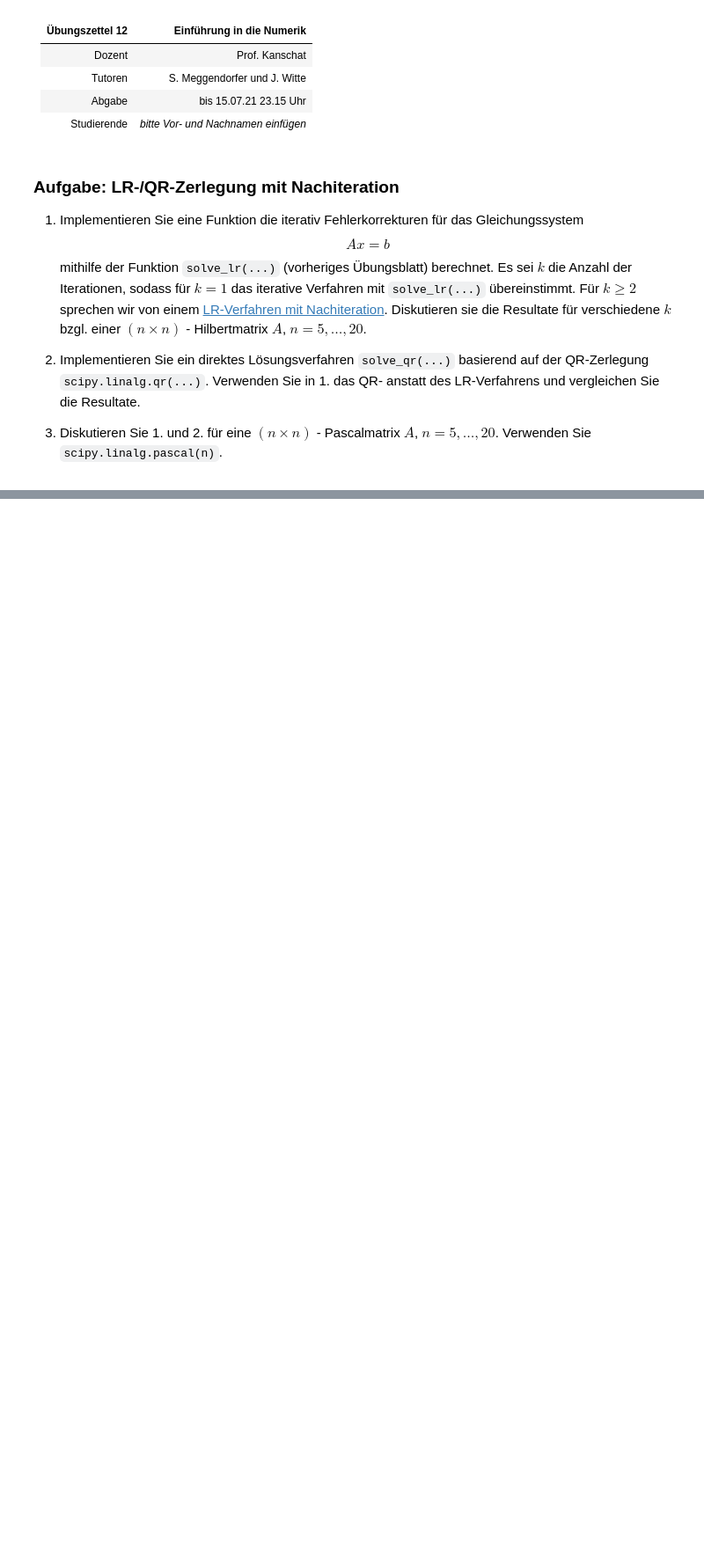
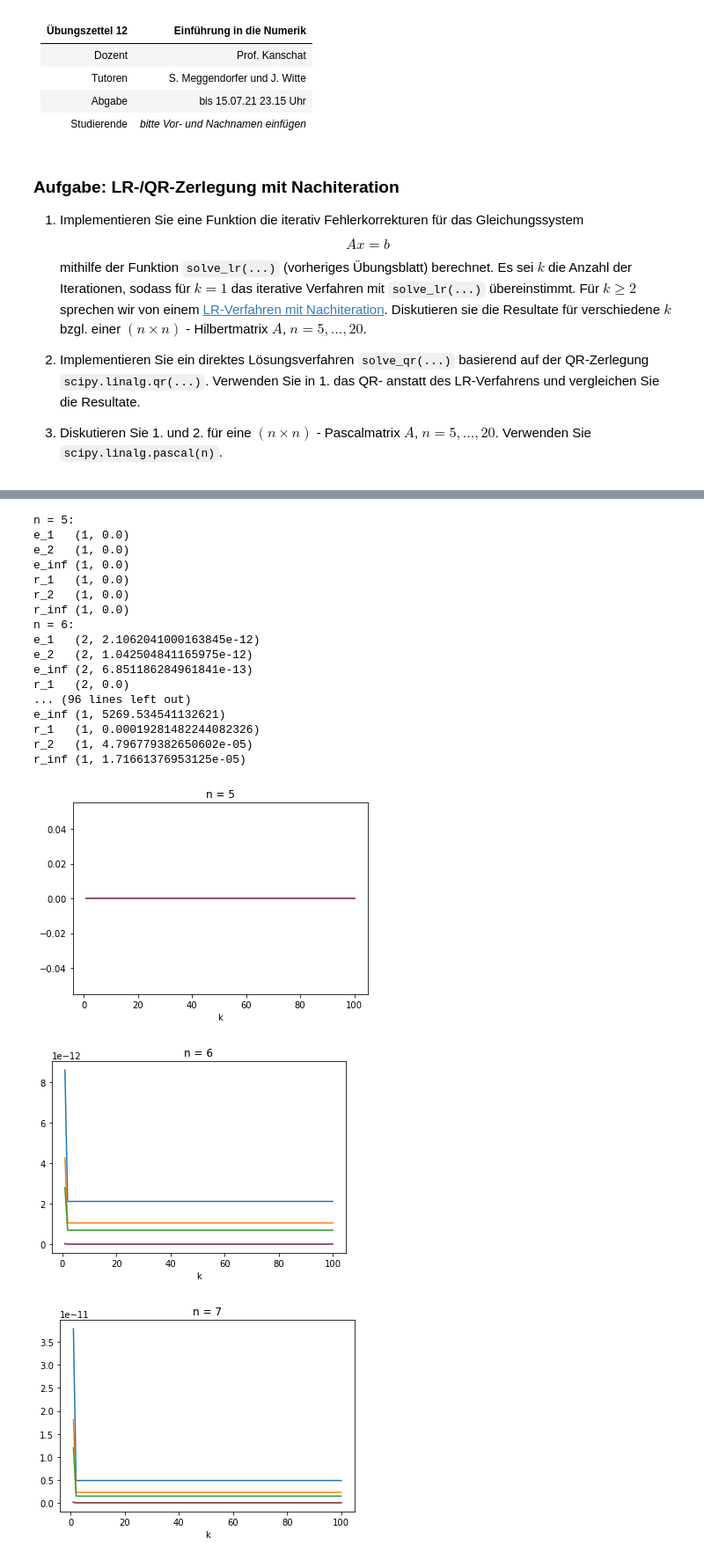
Before and after one commit to d-jakob/num0_pex, a Jupyter notebook: num0_ex12_DanielSchiller_ThomasBlankenburg_DennisJakob.ipynb, the cells around one changed output, grey strips where cells are left out. Shown at 88% size. Drawn from its saved outputs; the diff is of its cells as text; code cells hidden in the pictures; blank space fills up the shorter version.

```diff
--- a/num0_ex12_DanielSchiller_ThomasBlankenburg_DennisJakob.ipynb
+++ b/num0_ex12_DanielSchiller_ThomasBlankenburg_DennisJakob.ipynb
@@ -138,0 +185,28 @@ r_1   (59, 1.1102230246251565e-16)
+# %%
+best = plot(False, True)
+for i in range(21):
+    if best[i]:
+        print(f'n = {i}:')
+        for k in best[i]:
+            print(f'{k:<6}{best[i][k]}')
+# %% [output]
+n = 5:
+e_1   (1, 0.0)
+e_2   (1, 0.0)
+e_inf (1, 0.0)
+r_1   (1, 0.0)
+r_2   (1, 0.0)
+r_inf (1, 0.0)
+n = 6:
+e_1   (2, 2.1062041000163845e-12)
+e_2   (2, 1.042504841165975e-12)
+e_inf (2, 6.851186284961841e-13)
+r_1   (2, 0.0)
+... (96 lines left out)
+e_inf (1, 5269.534541132621)
+r_1   (1, 0.00019281482244082326)
+r_2   (1, 4.796779382650602e-05)
+r_inf (1, 1.71661376953125e-05)
+[figure, added]
+[figure, added]
+[figure, added]
```
Also changed, not shown: parts of 14 cells of this notebook.
